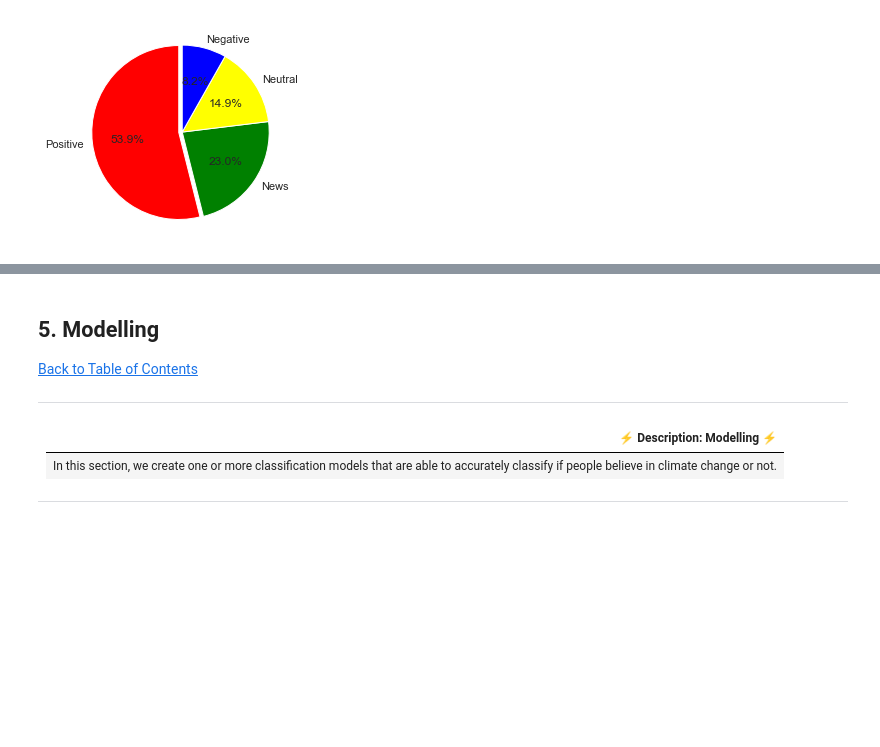
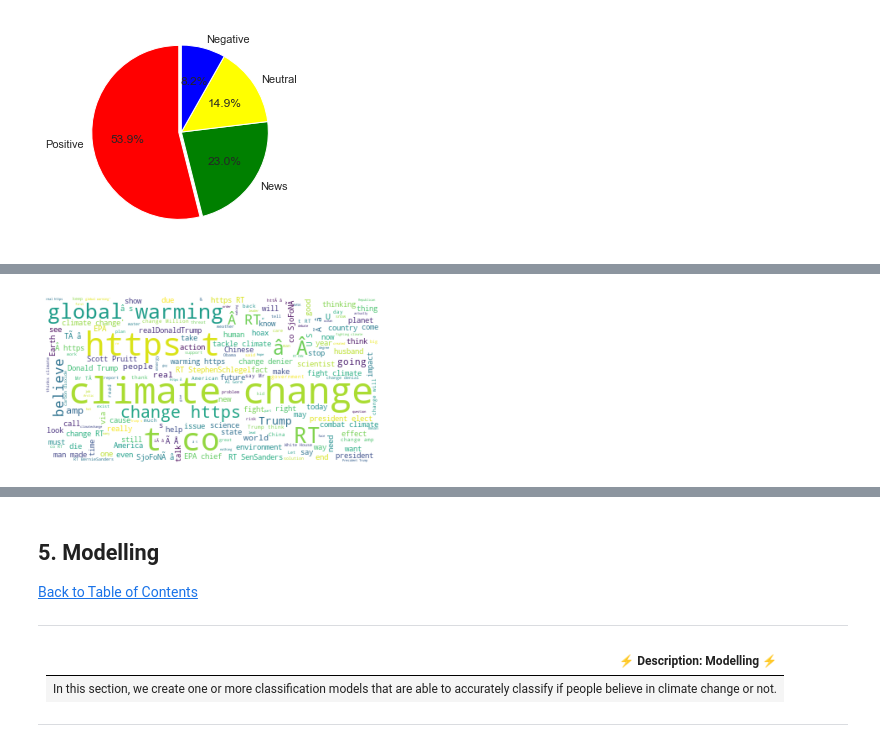
Before and after one commit to TEAM-CW3/climate-change-belief-analysis-2022, a Jupyter notebook: climate-change-belief-analysis-notebook.ipynb, the cells around one changed output, grey strips where cells are left out. Saved outputs shown, nothing was run; the diff lists cells and outputs as text; code cells hidden in the pictures; blank space fills up the shorter version.

```diff
--- a/climate-change-belief-analysis-notebook.ipynb
+++ b/climate-change-belief-analysis-notebook.ipynb
@@ -265,0 +377,11 @@ for p in ax.patches:
+# %%
+full_text = ' '.join(df_train_copy['message'])
+# %%
+wc = WordCloud(background_color='white')
+img = wc.generate(full_text)
+plt.figure(figsize=(6,6))
+plt.imshow(img)
+plt.axis('off')
+plt.show()
+# %% [output]
+[figure, added]
```
Also changed, not shown: parts of 68 cells of this notebook.
